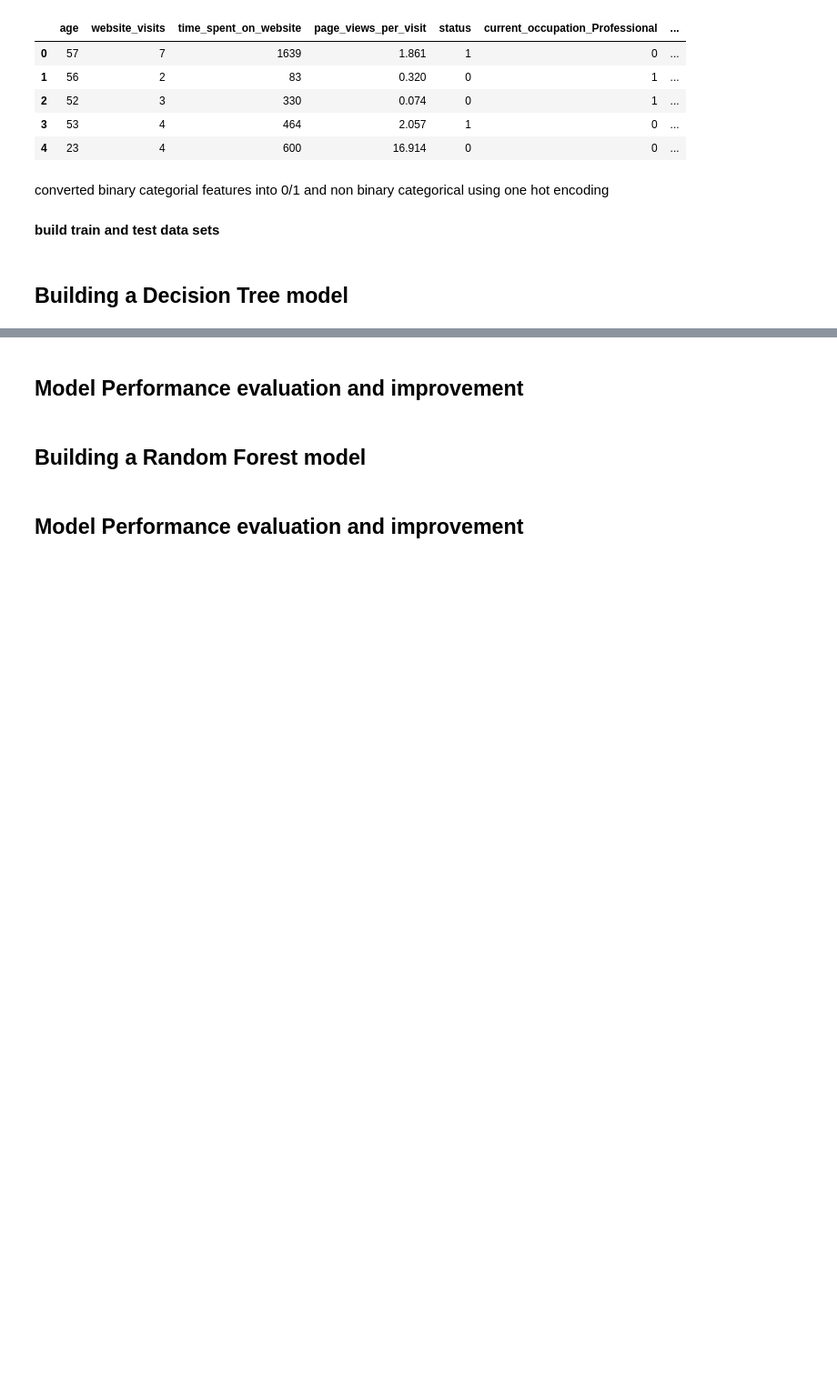
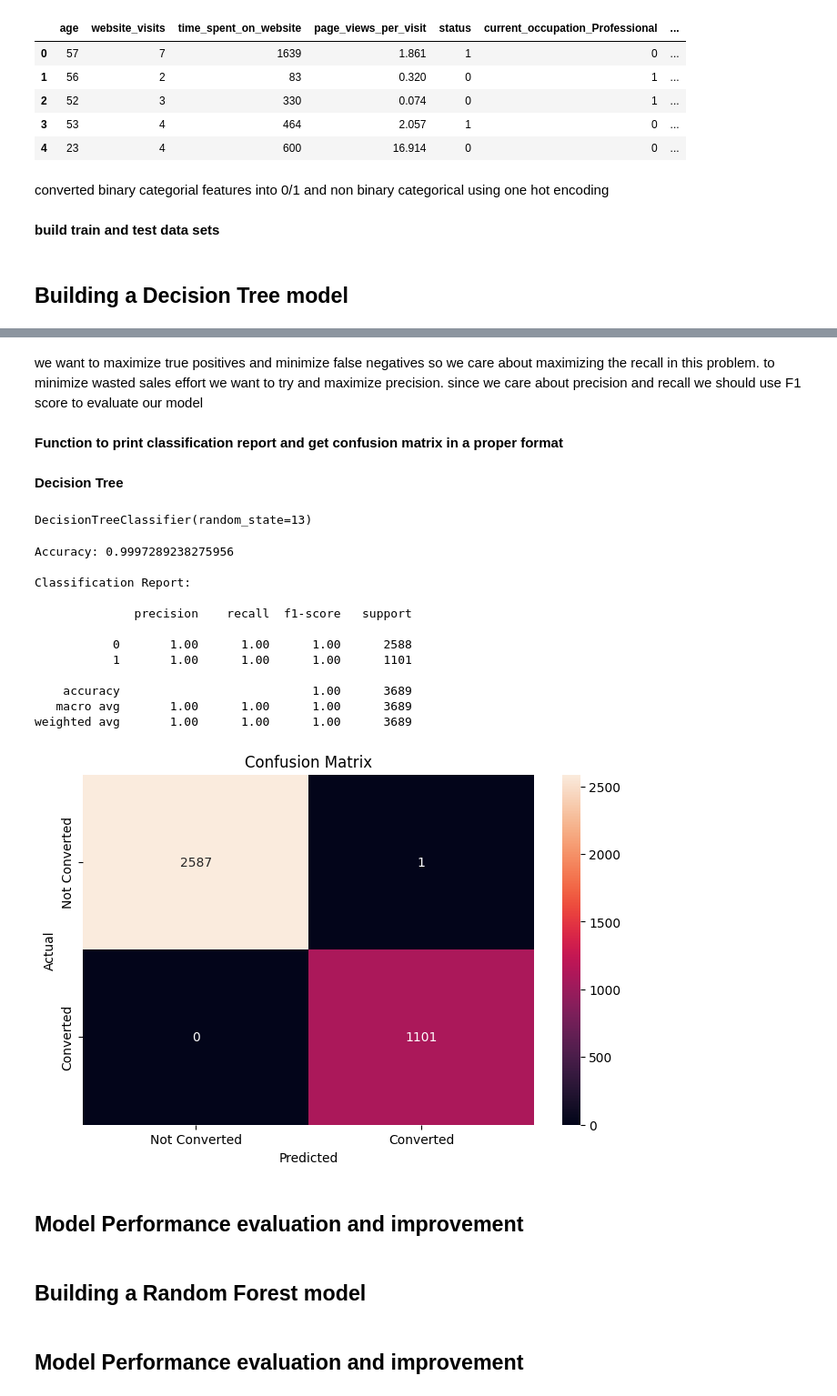
Before and after one commit to mikejoe144/MIT_Course_ElectiveProject, a Jupyter notebook: Learner Notebook - Full Code Version - Potential Customers Prediction.ipynb, the cells around one changed output, grey strips where cells are left out. Shown at 91% size. Saved outputs shown, nothing was run; the diff lists cells and outputs as text; code cells hidden in the pictures; blank space fills up the shorter version.

Commit message:
first round of decision tree initiated on training data

```diff
--- a/Learner Notebook - Full Code Version - Potential Customers Prediction.ipynb
+++ b/Learner Notebook - Full Code Version - Potential Customers Prediction.ipynb
@@ -618,3 +626,59 @@ X_train, X_test, y_train, y_test = train_test_split(
+# %% [markdown]
+we want to maximize true positives and minimize false negatives so we care about maximizing the recall in this problem. to minimize wasted sales effort we want to try and maximize precision. since we care about precision and recall we should use F1 score to evaluate our model
+# %% [markdown]
+**Function to print classification report and get confusion matrix in a proper format**
+# %%
+# Function to print classification report and get confusion matrix in a proper format
+from sklearn.metrics import accuracy_score
+
+
+def metrics_score(actual, predicted):
+
+    print("Accuracy:", accuracy_score(actual, predicted))
+    print("\nClassification Report:\n")
+    print(classification_report(actual, predicted))
+
+    cm = confusion_matrix(actual, predicted)
+
+    plt.figure(figsize=(8,5))
+
+    cm = confusion_matrix(actual, predicted, labels=[0,1])
+    sns.heatmap(cm, annot=True, fmt='d',
+            xticklabels=['Not Converted','Converted'],
+            yticklabels=['Not Converted','Converted'])
+
+    plt.ylabel('Actual')
+    plt.xlabel('Predicted')
+    plt.title("Confusion Matrix")
+
+    plt.show()
+# %% [markdown]
+**Decision Tree**
+# %%
+# Fitting the decision tree classifier on the training data
+d_tree =  DecisionTreeClassifier(random_state = 13)
+
+d_tree.fit(X_train, y_train)
+# %% [output]
+DecisionTreeClassifier(random_state=13)
+# %%
+y_pred_train1 = d_tree.predict(X_train)
+
+metrics_score(y_train, y_pred_train1)
+# %% [output]
+Accuracy: 0.9997289238275956
+
+Classification Report:
+
+              precision    recall  f1-score   support
+
+           0       1.00      1.00      1.00      2588
+           1       1.00      1.00      1.00      1101
+
+    accuracy                           1.00      3689
+   macro avg       1.00      1.00      1.00      3689
+weighted avg       1.00      1.00      1.00      3689
+[figure, added]
 # %% [markdown]
 ## Model Performance evaluation and improvement
 # %% [markdown]
```
Also changed, not shown: parts of 2 cells of this notebook.
